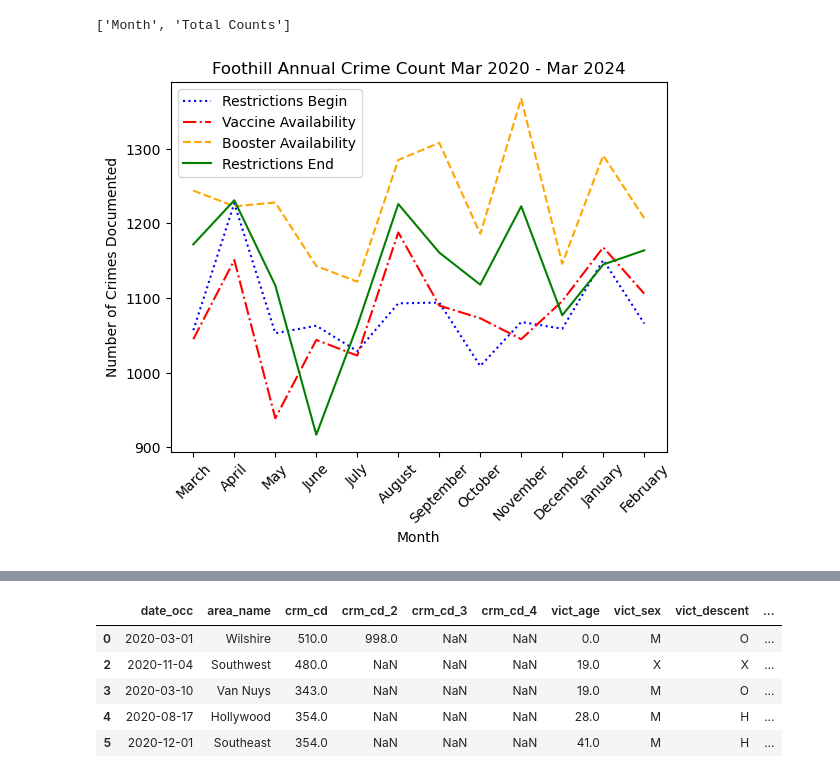
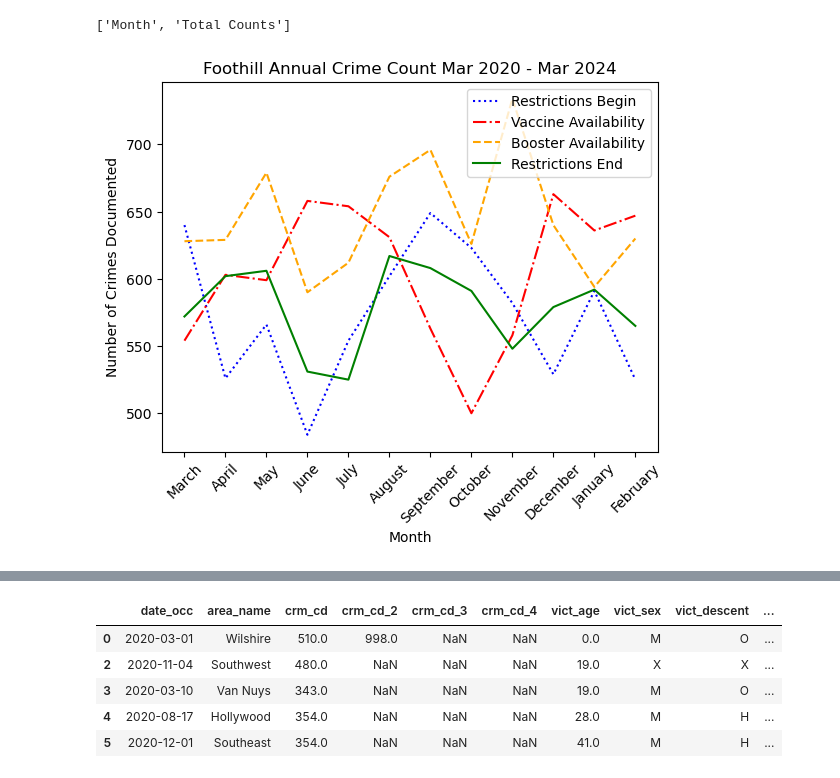
Before and after one commit to wiseorcool/Project-1-Team-4, a Jupyter notebook: 14042024_P1 YS/Project-1-Team-4-Brendan-s-Branch/April 10th Initial Graphs/Working_Refined_ish.ipynb, the cells around one changed output, grey strips where cells are left out. Saved outputs shown, nothing was run; the diff lists cells and outputs as text; code cells hidden in the pictures.

```diff
--- a/14042024_P1 YS/Project-1-Team-4-Brendan-s-Branch/April 10th Initial Graphs/Working_Refined_ish.ipynb
+++ b/14042024_P1 YS/Project-1-Team-4-Brendan-s-Branch/April 10th Initial Graphs/Working_Refined_ish.ipynb
@@ -1202,23 +1233,24 @@ list(fhannual2024.columns)
 ['Month', 'Total Counts']
 # %%
 xfh1= ["March", "April", "May", "June", "July", "August", "September", "October", "November", "December", "January", "February"]
-yfh1=annual2021["Total Counts"]
-yfh2=annual2022["Total Counts"]
-yfh3=annual2023["Total Counts"]
-yfh4=annual2024["Total Counts"]
+yfh1=fhannual2021["Total Counts"]
+yfh2=fhannual2022["Total Counts"]
+yfh3=fhannual2023["Total Counts"]
+yfh4=fhannual2024["Total Counts"]
 
 plt.plot(xfh1,yfh1, color='blue', linestyle='dotted', label="Restrictions Begin")
 plt.plot(xfh1,yfh2, color='red', linestyle='dashdot', label="Vaccine Availability")
 plt.plot(xfh1,yfh3, color='orange', linestyle='dashed', label="Booster Availability")
 plt.plot(xfh1,yfh4, color='green', linestyle='solid', label="Restrictions End")
 plt.xticks(rotation=45)
 plt.xlabel("Month")
 plt.ylabel("Number of Crimes Documented")
 
 plt.legend(loc='best')
 plt.tight_layout
 
 plt.title("Foothill Annual Crime Count Mar 2020 - Mar 2024")
+#plt.savefig("Foothill_Total_Vs_Year.pdf", bbox_inches="tight")
 plt.show()
 # %% [output]
-[figure, old version]
+[figure, new version]
```
Also changed, not shown: parts of 10 cells of this notebook, 8 other files.
